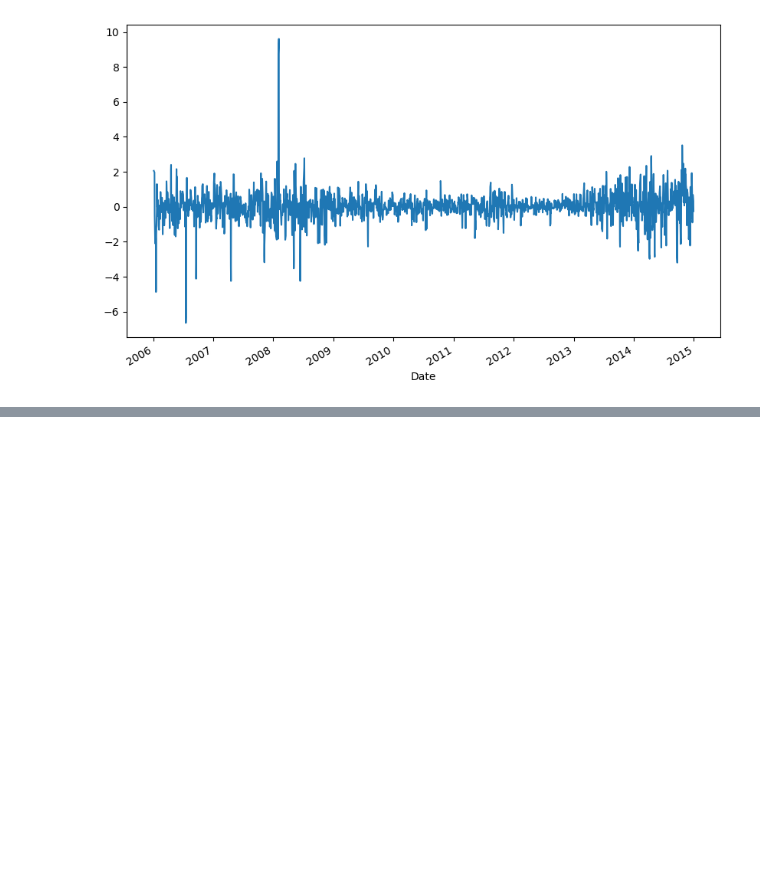
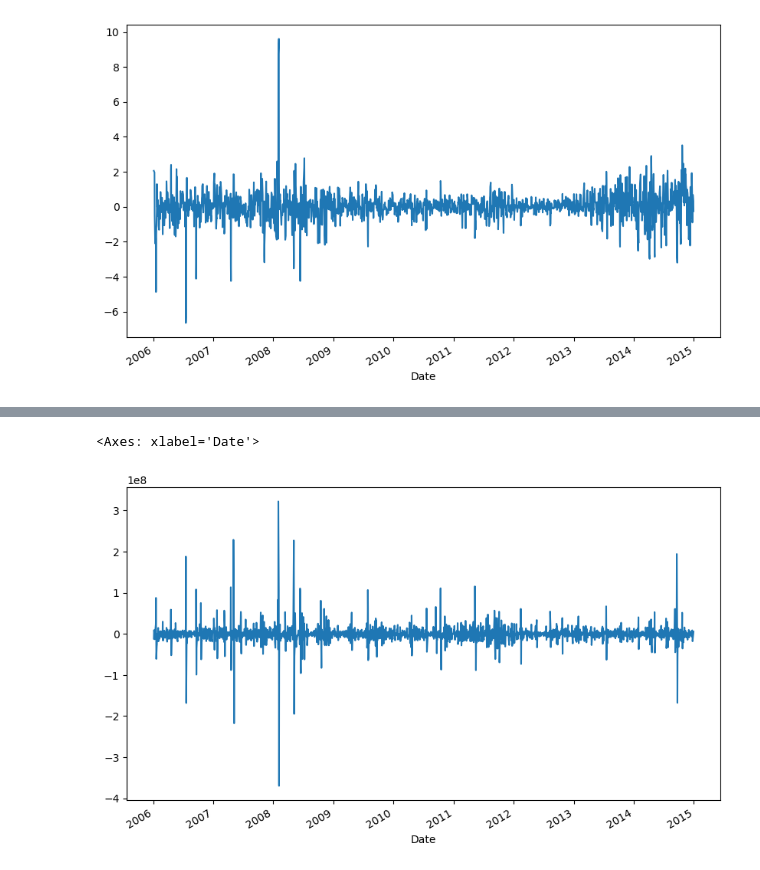
Before and after one commit to Sath2003/DAV, a Jupyter notebook: LABSHEET - 9.ipynb, the cells around one changed output, grey strips where cells are left out. Saved outputs shown, nothing was run; the diff lists cells and outputs as text; code cells hidden in the pictures; blank space fills up the shorter version.

```diff
--- a/LABSHEET - 9.ipynb
+++ b/LABSHEET - 9.ipynb
@@ -161,0 +161,5 @@ df.Low.diff(2).plot(figsize=(10,6))
+# %%
+df.Volume.diff(2).plot(figsize=(10,6))
+# %% [output]
+<Axes: xlabel='Date'>
+[figure, added]
```
Also changed, not shown: parts of 6 cells of this notebook.
